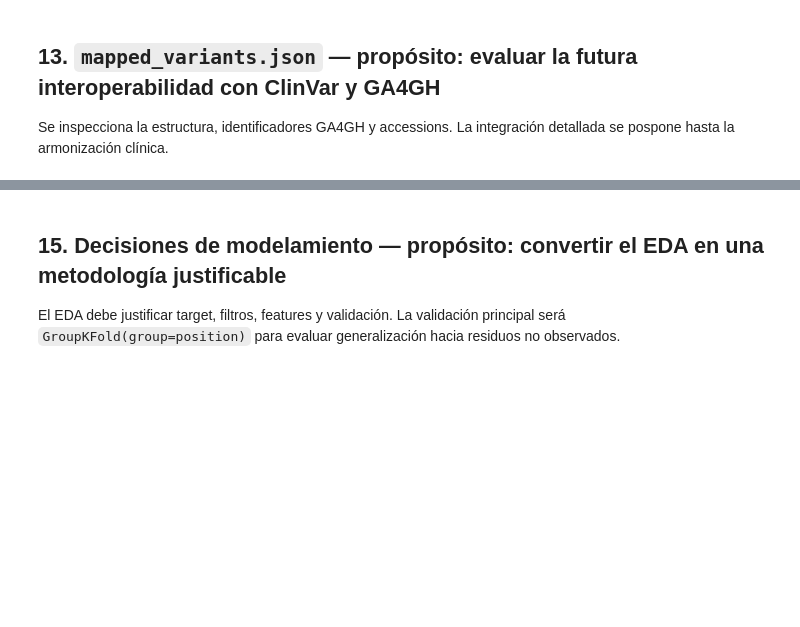
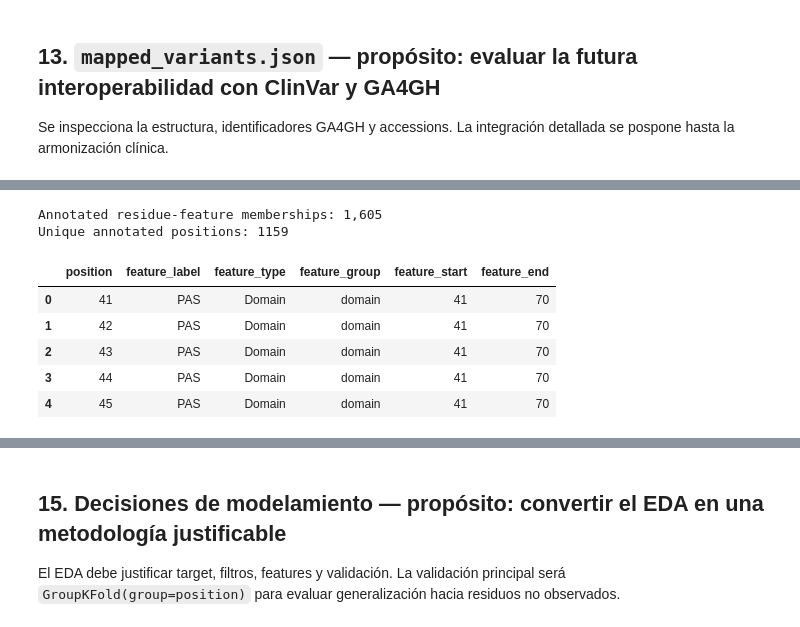
Before and after one commit to diegoALJ/byte2beat-cardiovus, a Jupyter notebook: notebooks/01_eda_functional.ipynb, the cells around one changed output, grey strips where cells are left out. Saved outputs shown, nothing was run; the diff lists cells and outputs as text; code cells hidden in the pictures; blank space fills up the shorter version.

```diff
--- a/notebooks/01_eda_functional.ipynb
+++ b/notebooks/01_eda_functional.ipynb
@@ -1634,0 +2023,78 @@ else:
+# %%
+analysis_groups = {
+    "domain",
+    "region",
+    "membrane",
+    "topology",
+}
+
+analysis_features = features_df.loc[
+    features_df[
+        "feature_group"
+    ].isin(analysis_groups)
+].copy()
+
+membership_rows = []
+
+for feature in analysis_features.itertuples(
+    index=False
+):
+    for position in range(
+        int(feature.start),
+        int(feature.end) + 1,
+    ):
+        membership_rows.append(
+            {
+                "position": position,
+                "feature_label": (
+                    feature.feature_label
+                ),
+                "feature_type": (
+                    feature.feature_type
+                ),
+                "feature_group": (
+                    feature.feature_group
+                ),
+                "feature_start": int(
+                    feature.start
+                ),
+                "feature_end": int(
+                    feature.end
+                ),
+            }
+        )
+
+position_feature_membership = pd.DataFrame(
+    membership_rows
+)
+
+print(
+    "Annotated residue-feature memberships:",
+    f"{len(position_feature_membership):,}",
+)
+
+print(
+    "Unique annotated positions:",
+    position_feature_membership[
+        "position"
+    ].nunique(),
+)
+
+display(
+    position_feature_membership.head()
+)
+
+position_feature_membership.to_csv(
+    EDA_REPORTS_DIR
+    / "kcnh2_position_feature_membership.csv",
+    index=False,
+)
+# %% [output]
+Annotated residue-feature memberships: 1,605
+Unique annotated positions: 1159
+|  | position | feature_label | feature_type | feature_group | feature_start | feature_end |
+| 0 | 41 | PAS | Domain | domain | 41 | 70 |
+| 1 | 42 | PAS | Domain | domain | 41 | 70 |
+| 2 | 43 | PAS | Domain | domain | 41 | 70 |
+| 3 | 44 | PAS | Domain | domain | 41 | 70 |
+| 4 | 45 | PAS | Domain | domain | 41 | 70 |
```
Also changed, not shown: parts of 48 cells of this notebook, 12 other files.
